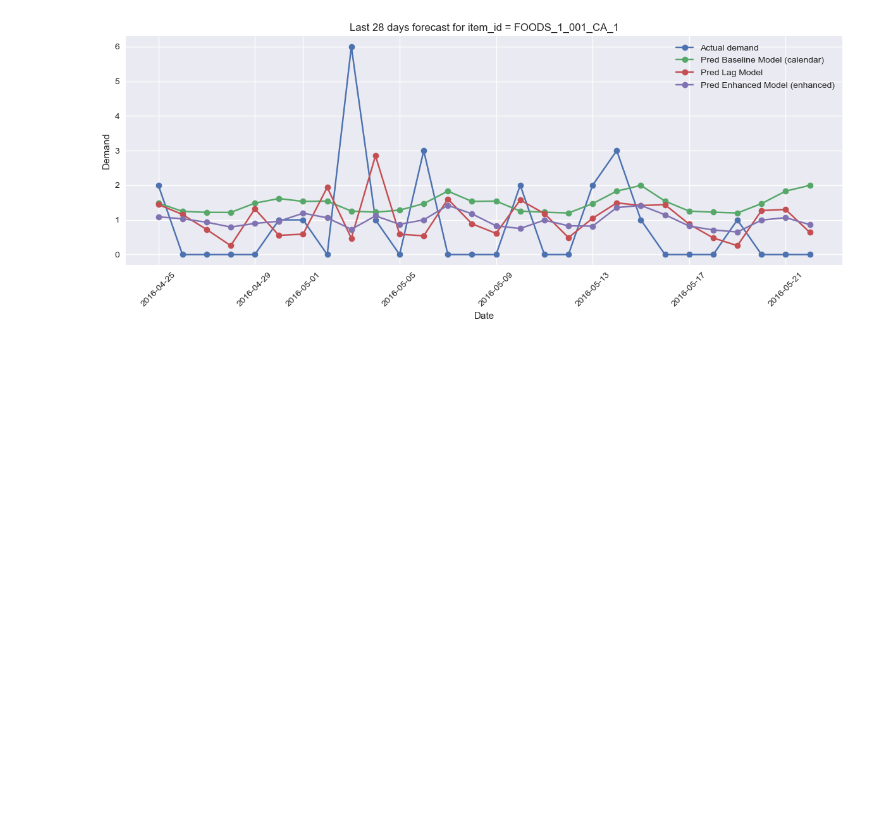
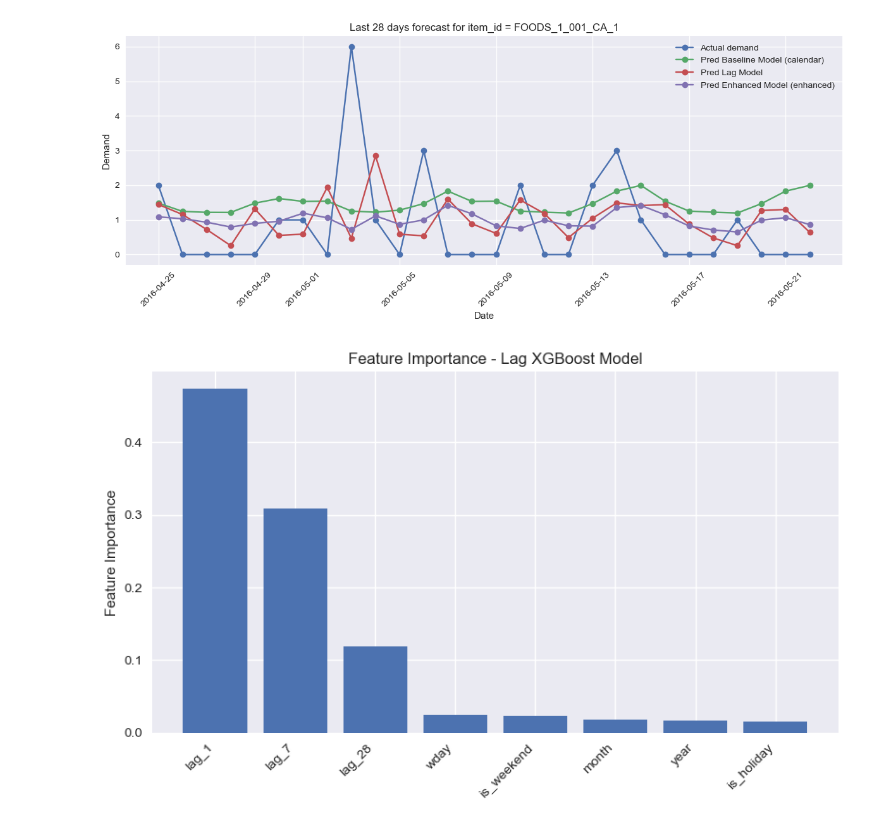
Before and after one commit to KaozhiChen/ADM_Project, a Jupyter notebook: XGBoost.ipynb, the cells around one changed output. Cells and saved outputs as stored; diff of their text form; code cells hidden in the pictures; blank space fills up the shorter version.

Commit message:
model feature importance

```diff
--- a/XGBoost.ipynb
+++ b/XGBoost.ipynb
@@ -307,3 +307,21 @@ plt.show()
 1                  Lag (lag)           2.212241
 2  Enhanced (lag + enhanced)           2.035240
 [figure]
+# %%
+
+importance_B = model_lag.feature_importances_
+
+sorted_idx_B = np.argsort(importance_B)[::-1]
+
+plt.figure(figsize=(8, 5))
+plt.bar(
+    np.array(features_lag)[sorted_idx_B],
+    importance_B[sorted_idx_B]
+)
+plt.ylabel("Feature Importance")
+plt.title("Feature Importance - Lag XGBoost Model")
+plt.xticks(rotation=45, ha="right")
+plt.tight_layout()
+plt.show()
+# %% [output]
+[figure, added]
```
Also changed, not shown: parts of 1 cell of this notebook.
